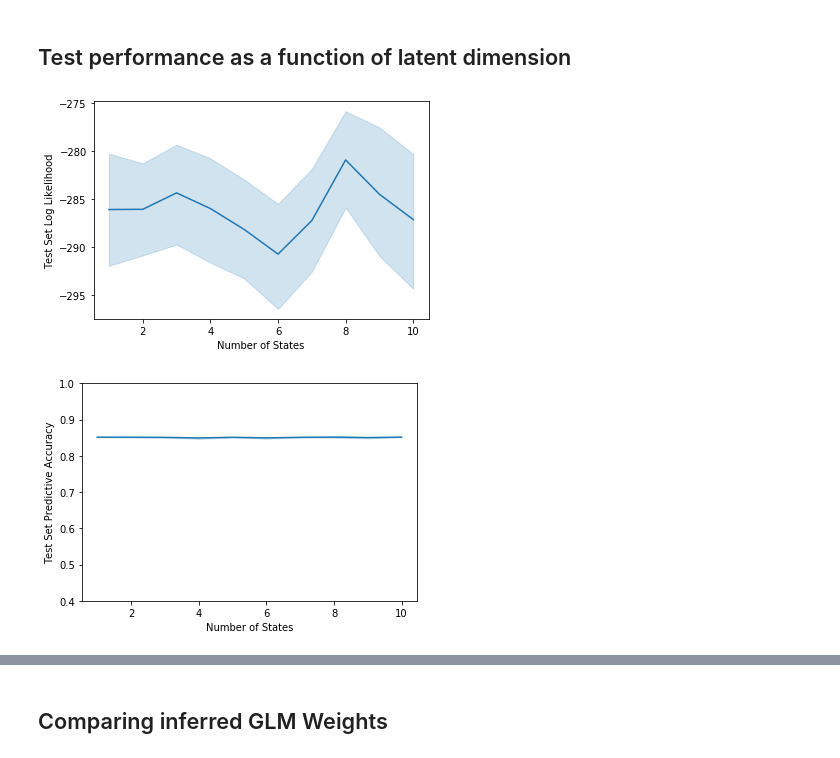
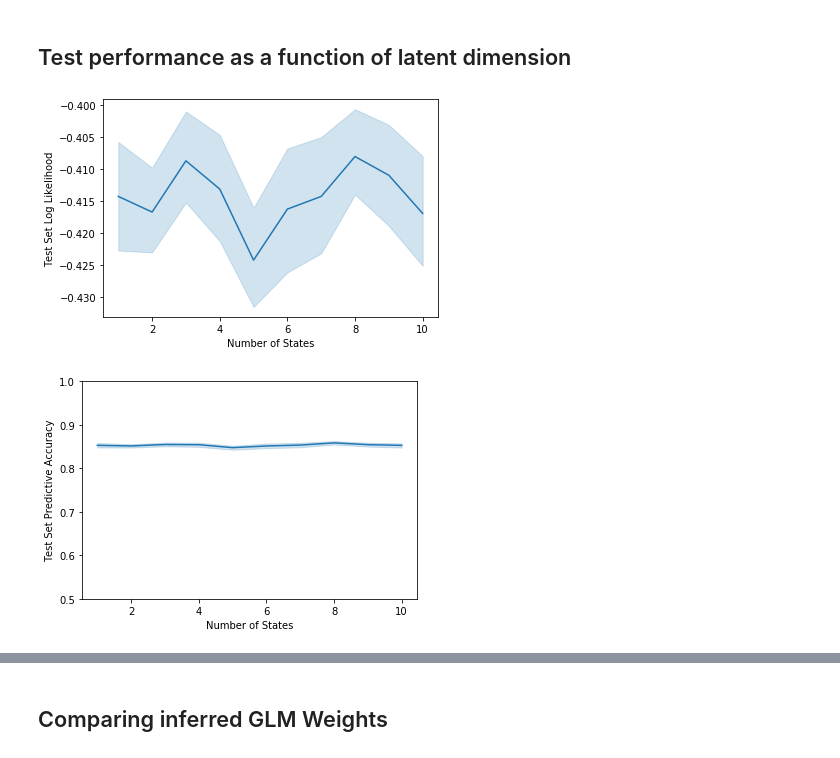
Before and after one commit to chingf/glm-hmm, a Jupyter notebook: 2019-11-24-learning-glmhmm.ipynb, the cells around one changed output, grey strips where cells are left out. Cells and saved outputs as stored; diff of their text form; code cells hidden in the pictures.

```diff
--- a/2019-11-24-learning-glmhmm.ipynb
+++ b/2019-11-24-learning-glmhmm.ipynb
@@ -16,6 +16,16 @@ from sklearn.linear_model import LogisticRegression
 import ssm
 # %% [markdown]
 ## Load Results
+# %%
+def greatest_state_occupancy(hmm, X, y):
+    states = hmm.most_likely_states(
+        y, input=X
+        )
+    unique_states = np.unique(states)
+    occupancies = []
+    for s in unique_states:
+        occupancies.append(np.sum(states == s))
+    return max(occupancies)/(1.*states.size)
 # %%
 def predict(hmm, X, y):
     states = hmm.most_likely_states(
@@ -235,7 +255,7 @@ def find_best_p_weight(results_init):
 task = "tacaud_aud"
 filename = "habanero_results/" + task
 results_K = pickle.load(open(
-    filename + "_glmhmm_results.p", "rb"
+    filename + "_inittrans0.7_glmhmm_results.p", "rb"
     ))
 filename = "pickles/" + task
 data = pickle.load(open(
@@ -248,6 +268,7 @@ data = pickle.load(open(
 X, y = get_data_matrix(task)
 test_lls = []
 pred_scores = []
+occupancies = []
 Ks = []
 Ks_p_weights = []
 Ks_inits = []
@@ -260,14 +281,21 @@ for K in results_K.keys():
         train_indices = result['train_indices'].astype(int)
         test_indices = result['test_indices'].astype(int)
         hmm = result['hmm']
-        test_lls.append(result['test_ll'])
-        pred_choices = predict(hmm, X, y)
-        true_choices = y.flatten()[1:]
+        test_lls.append(result['test_ll']/test_indices.shape[0])
+
+        X_test = X[test_indices[:,0]]
+        y_test = y[test_indices[:,0]]
+        pred_choices = predict(hmm, X_test, y_test)
+        true_choices = y_test.flatten()[1:]
         pred_score = np.sum(pred_choices == true_choices)/true_choices.size
         pred_scores.append(pred_score)
+
+        occ = greatest_state_occupancy(hmm, X, y)
+        occupancies.append(occ)
+
         Ks.append(K)
 df = pd.DataFrame({
-    'Ks': Ks, 'test_lls': test_lls, 'pred_scores': pred_scores
+    'Ks': Ks, 'test_lls': test_lls, 'pred_scores': pred_scores, 'occupancies': occupancies
     })
 # %%
 # Plot Log-Likes as a function of dimensions
@@ -278,15 +306,15 @@ plt.ylabel("Test Set Log Likelihood")
 plt.xlabel("Number of States")
 plt.show()
 # %% [output]
-[figure, old version]
+[figure, new version]
 # %%
 # Plot Log-Likes as a function of dimensions
 sns.lineplot(
     x="Ks", y="pred_scores", data=df
     )
 plt.ylabel("Test Set Predictive Accuracy")
 plt.xlabel("Number of States")
-plt.ylim(0.4, 1)
+plt.ylim(0.5, 1)
 plt.show()
 # %% [output]
-[figure, old version]
+[figure, new version]
```
Also changed, not shown: parts of 14 cells of this notebook, 11 other files.
